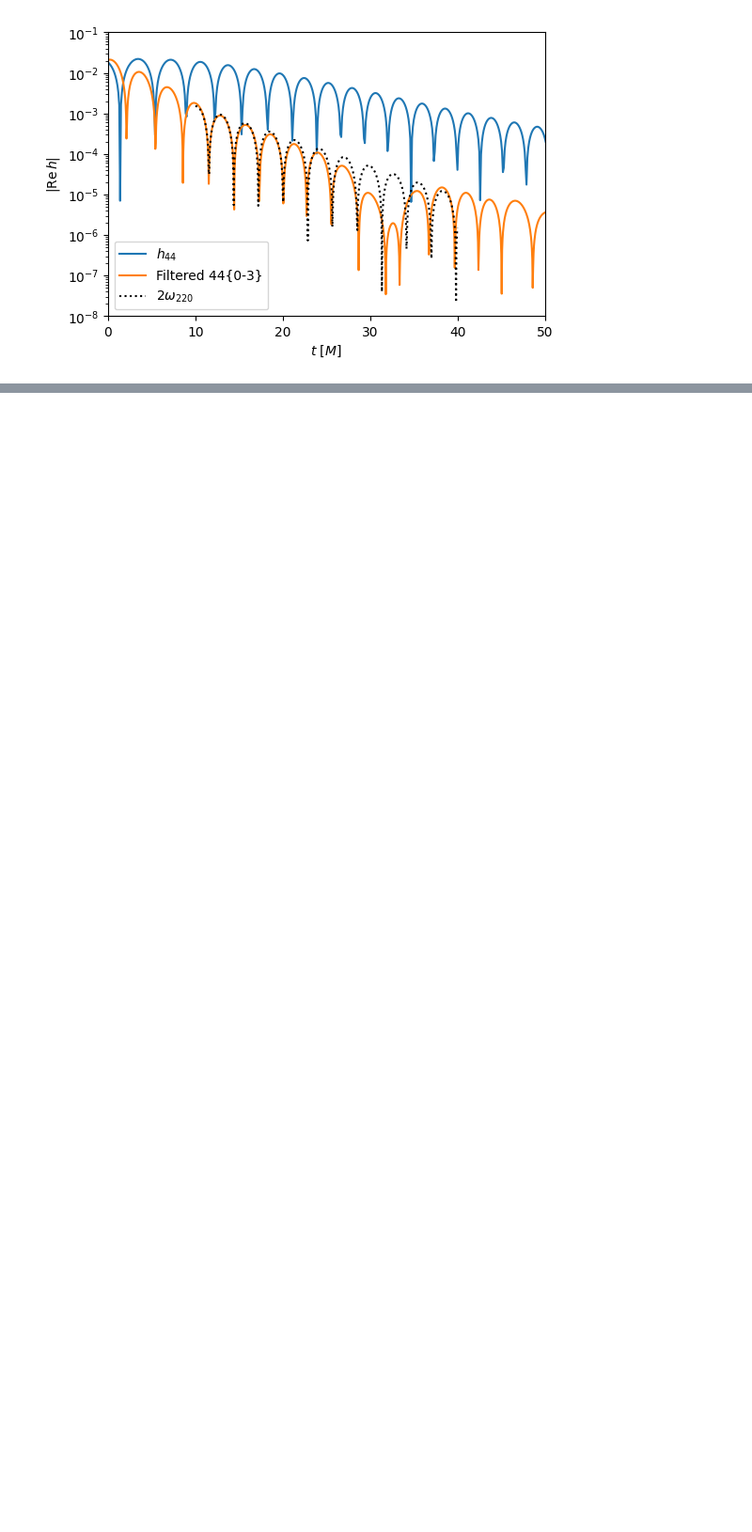
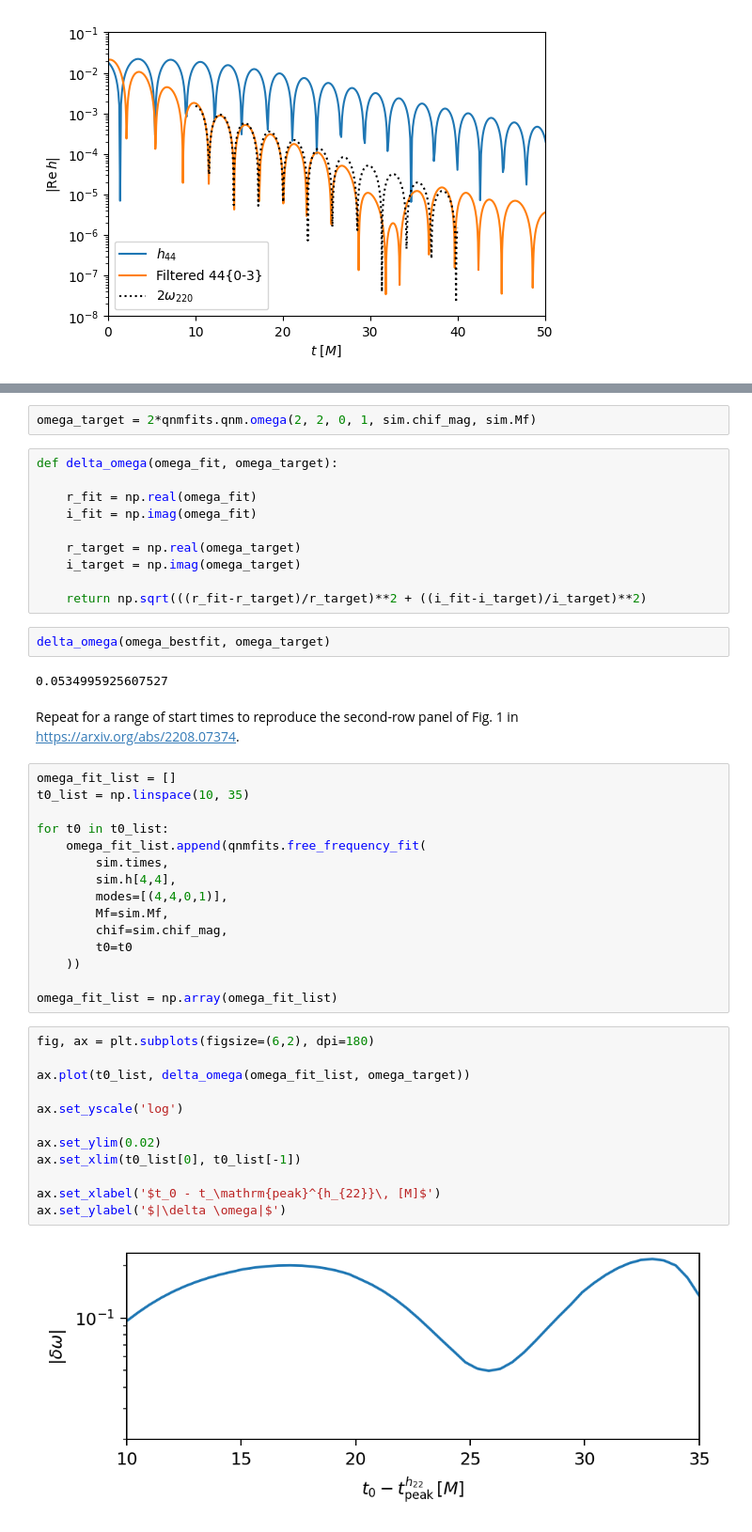
Before and after one commit to eliotfinch/qnmfits, a Jupyter notebook: examples/quadratic_qnms.ipynb, the cells around one changed output, grey strips where cells are left out. Shown at 94% size. Drawn from its saved outputs; the diff is of its cells as text; blank space fills up the shorter version.

Commit message:
add delta omega figure

```diff
--- a/examples/quadratic_qnms.ipynb
+++ b/examples/quadratic_qnms.ipynb
@@ -89,0 +101,47 @@ plt.show()
+# %%
+omega_target = 2*qnmfits.qnm.omega(2, 2, 0, 1, sim.chif_mag, sim.Mf)
+# %%
+def delta_omega(omega_fit, omega_target):
+
+    r_fit = np.real(omega_fit)
+    i_fit = np.imag(omega_fit)
+
+    r_target = np.real(omega_target)
+    i_target = np.imag(omega_target)
+
+    return np.sqrt(((r_fit-r_target)/r_target)**2 + ((i_fit-i_target)/i_target)**2)
+# %%
+delta_omega(omega_bestfit, omega_target)
+# %% [output]
+0.0534995925607527
+# %% [markdown]
+Repeat for a range of start times to reproduce the second-row panel of Fig. 1 in https://arxiv.org/abs/2208.07374.
+# %%
+omega_fit_list = []
+t0_list = np.linspace(10, 35)
+
+for t0 in t0_list:
+    omega_fit_list.append(qnmfits.free_frequency_fit(
+        sim.times,
+        sim.h[4,4],
+        modes=[(4,4,0,1)],
+        Mf=sim.Mf,
+        chif=sim.chif_mag,
+        t0=t0
+    ))
+
+omega_fit_list = np.array(omega_fit_list)
+# %%
+fig, ax = plt.subplots(figsize=(6,2), dpi=180)
+
+ax.plot(t0_list, delta_omega(omega_fit_list, omega_target))
+
+ax.set_yscale('log')
+
+ax.set_ylim(0.02)
+ax.set_xlim(t0_list[0], t0_list[-1])
+
+ax.set_xlabel('$t_0 - t_\mathrm{peak}^{h_{22}}\, [M]$')
+ax.set_ylabel('$|\delta \omega|$')
+# %% [output]
+[figure, added]
```
Also changed, not shown: parts of 2 cells of this notebook.
